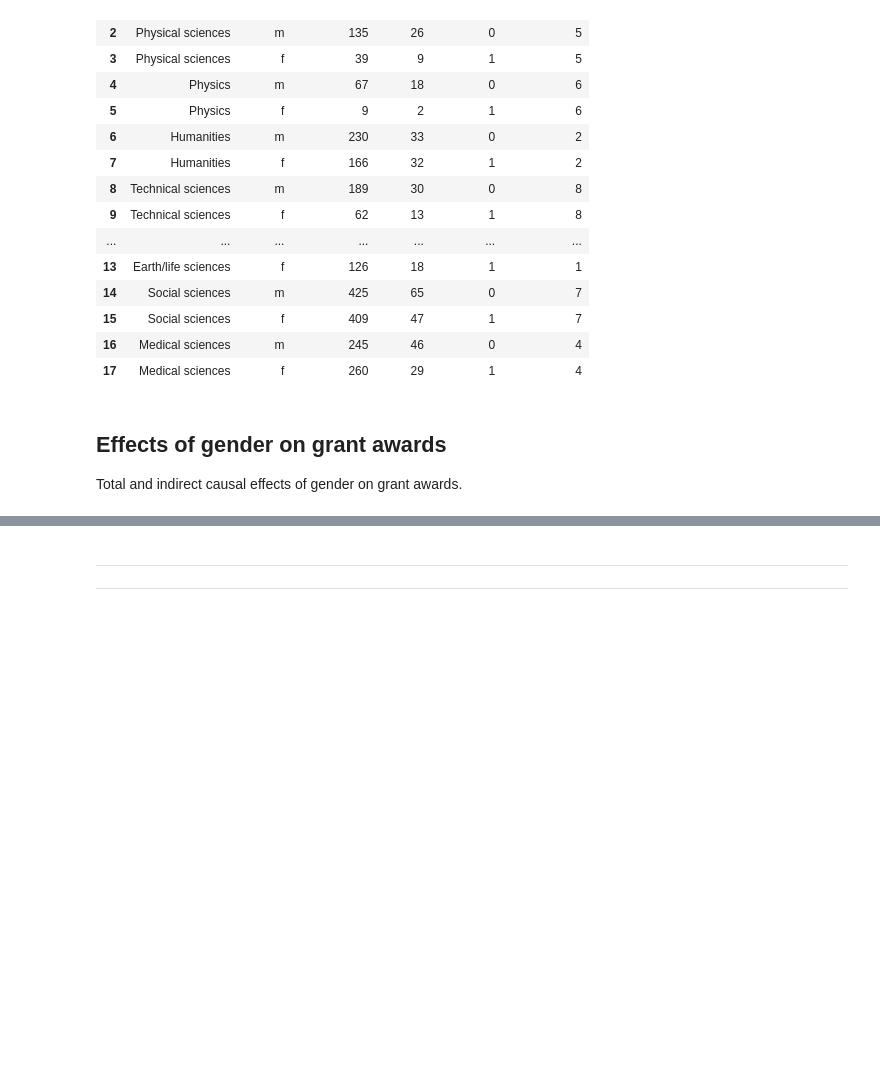
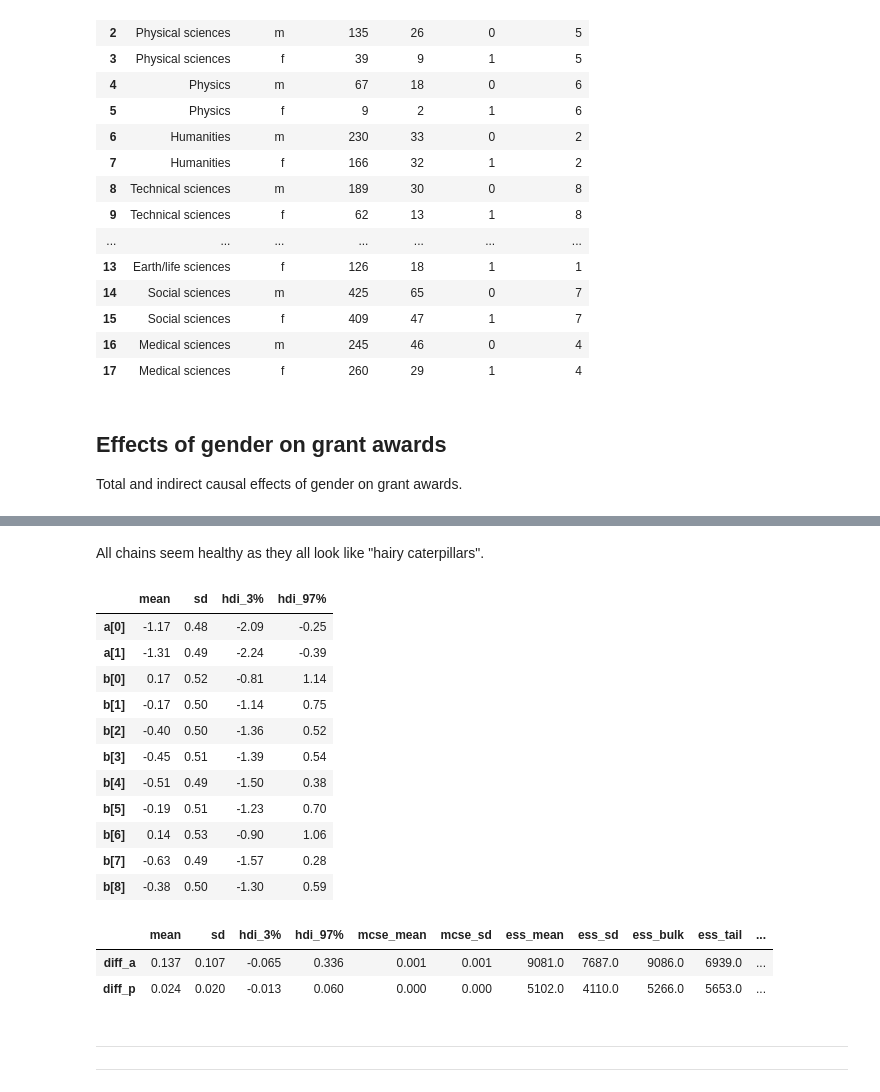
Before and after one commit to elisiojsj/Data-Science, a Jupyter notebook: homeworks_statistical_rethinking/homework_week6.ipynb, the cells around one changed output, grey strips where cells are left out. Drawn from its saved outputs; the diff is of its cells as text; code cells hidden in the pictures; blank space fills up the shorter version.

```diff
--- a/homeworks_statistical_rethinking/homework_week6.ipynb
+++ b/homeworks_statistical_rethinking/homework_week6.ipynb
@@ -99,3 +179,29 @@ with pm.Model() as m2:
+# %% [markdown]
+All chains seem healthy as they all look like "hairy caterpillars".
+# %%
+az.summary(m2_trace, round_to=2, kind="stats")
+# %% [output]
+|  | mean | sd | hdi_3% | hdi_97% |
+| a[0] | -1.17 | 0.48 | -2.09 | -0.25 |
+| a[1] | -1.31 | 0.49 | -2.24 | -0.39 |
+| b[0] | 0.17 | 0.52 | -0.81 | 1.14 |
+| b[1] | -0.17 | 0.50 | -1.14 | 0.75 |
+| b[2] | -0.40 | 0.50 | -1.36 | 0.52 |
+| b[3] | -0.45 | 0.51 | -1.39 | 0.54 |
+| b[4] | -0.51 | 0.49 | -1.50 | 0.38 |
+| b[5] | -0.19 | 0.51 | -1.23 | 0.70 |
+| b[6] | 0.14 | 0.53 | -0.90 | 1.06 |
+| b[7] | -0.63 | 0.49 | -1.57 | 0.28 |
+| b[8] | -0.38 | 0.50 | -1.30 | 0.59 |
+# %%
+diff_a = m2_data.posterior['a'].sel(a_dim_0=0) - m2_data.posterior['a'].sel(a_dim_0=1)
+diff_p = logistic(m2_data.posterior['a'].sel(a_dim_0=0)) - logistic(m2_data.posterior['a'].sel(a_dim_0=1))
+
+az.summary({"diff_a": diff_a, "diff_p": diff_p})
+# %% [output]
+|  | mean | sd | hdi_3% | hdi_97% | mcse_mean | mcse_sd | ess_mean | ess_sd | ess_bulk | ess_tail | ... |
+| diff_a | 0.137 | 0.107 | -0.065 | 0.336 | 0.001 | 0.001 | 9081.0 | 7687.0 | 9086.0 | 6939.0 | ... |
+| diff_p | 0.024 | 0.020 | -0.013 | 0.060 | 0.000 | 0.000 | 5102.0 | 4110.0 | 5266.0 | 5653.0 | ... |
 # %% [markdown]
 ---
 ---
```
Also changed, not shown: parts of 17 cells of this notebook.
